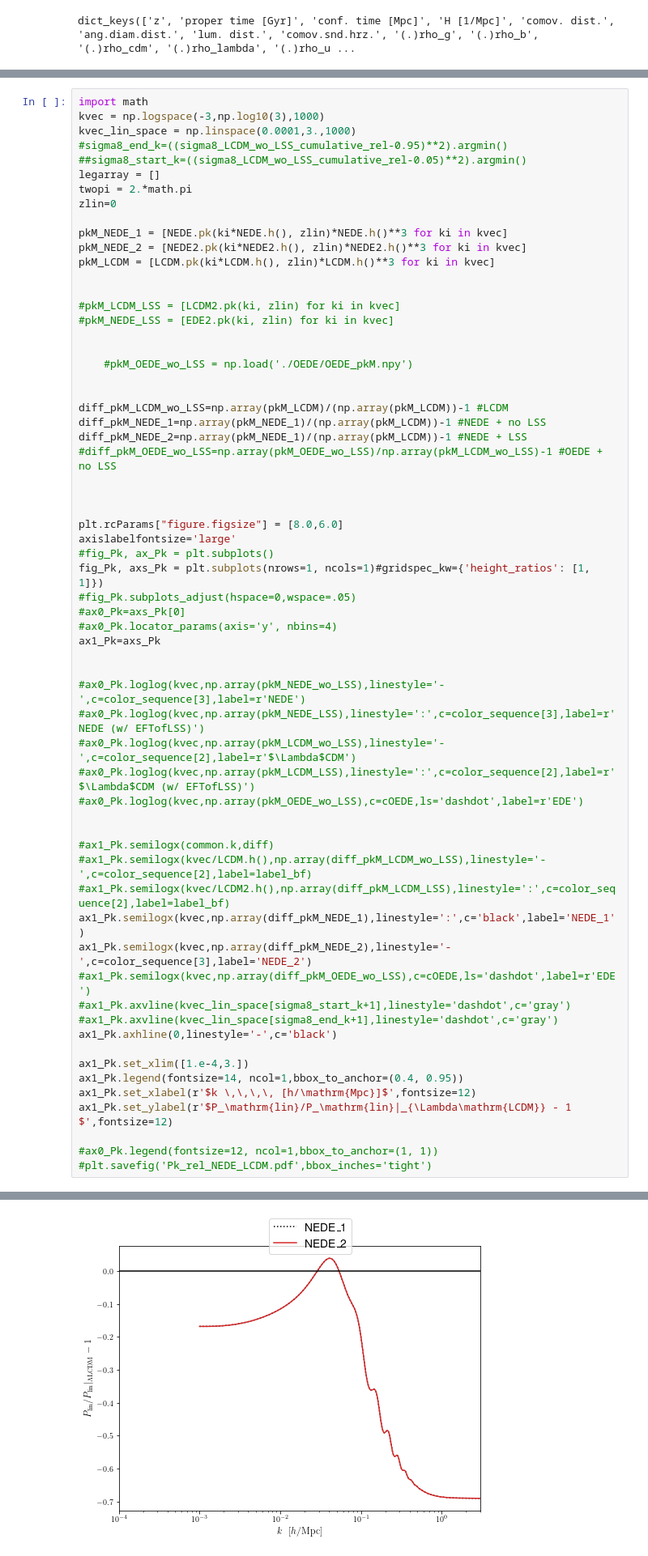
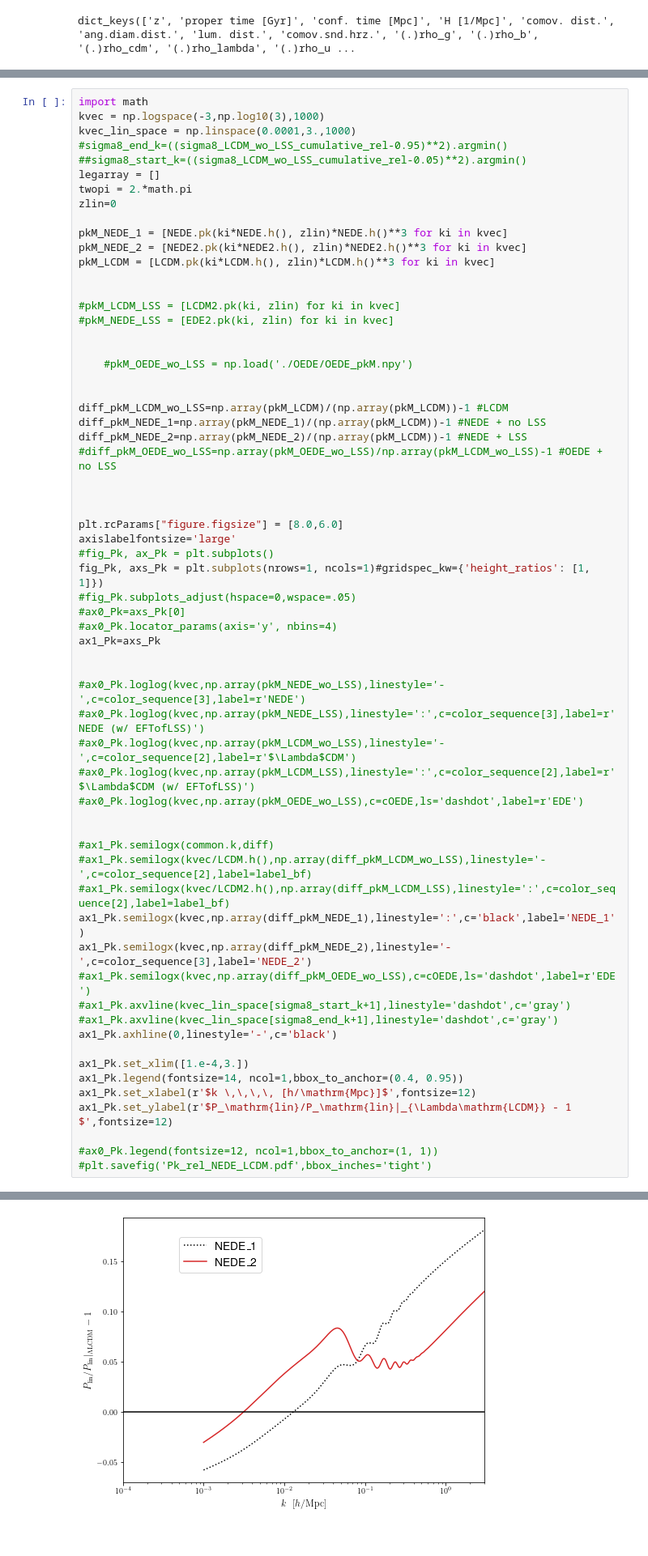
Before and after one commit to NEDE-Cosmo/TriggerCLASS, a Jupyter notebook: notebooks/NEDE.ipynb, the cells around one changed output, grey strips where cells are left out. Shown at 81% size. Drawn from its saved outputs; the diff is of its cells as text.

```diff
--- a/notebooks/NEDE.ipynb
+++ b/notebooks/NEDE.ipynb
@@ -541,7 +535,7 @@ pkM_LCDM = [LCDM.pk(ki*LCDM.h(), zlin)*LCDM.h()**3 for ki in kvec]
 
 diff_pkM_LCDM_wo_LSS=np.array(pkM_LCDM)/(np.array(pkM_LCDM))-1 #LCDM
 diff_pkM_NEDE_1=np.array(pkM_NEDE_1)/(np.array(pkM_LCDM))-1 #NEDE + no LSS
-diff_pkM_NEDE_2=np.array(pkM_NEDE_1)/(np.array(pkM_LCDM))-1 #NEDE + LSS
+diff_pkM_NEDE_2=np.array(pkM_NEDE_2)/(np.array(pkM_LCDM))-1 #NEDE + LSS
 #diff_pkM_OEDE_wo_LSS=np.array(pkM_OEDE_wo_LSS)/np.array(pkM_LCDM_wo_LSS)-1 #OEDE + no LSS
 
 
@@ -555,34 +549,34 @@ fig_Pk, axs_Pk = plt.subplots(nrows=1, ncols=1)#gridspec_kw={'height_ratios': [1
 #ax0_Pk.locator_params(axis='y', nbins=4)
 ax1_Pk=axs_Pk
 
 
 #ax0_Pk.loglog(kvec,np.array(pkM_NEDE_wo_LSS),linestyle='-',c=color_sequence[3],label=r'NEDE')
 #ax0_Pk.loglog(kvec,np.array(pkM_NEDE_LSS),linestyle=':',c=color_sequence[3],label=r'NEDE (w/ EFTofLSS)')
 #ax0_Pk.loglog(kvec,np.array(pkM_LCDM_wo_LSS),linestyle='-',c=color_sequence[2],label=r'$\Lambda$CDM')
 #ax0_Pk.loglog(kvec,np.array(pkM_LCDM_LSS),linestyle=':',c=color_sequence[2],label=r'$\Lambda$CDM (w/ EFTofLSS)')
 #ax0_Pk.loglog(kvec,np.array(pkM_OEDE_wo_LSS),c=cOEDE,ls='dashdot',label=r'EDE')
 
 
 #ax1_Pk.semilogx(common.k,diff)
 #ax1_Pk.semilogx(kvec/LCDM.h(),np.array(diff_pkM_LCDM_wo_LSS),linestyle='-',c=color_sequence[2],label=label_bf)
 #ax1_Pk.semilogx(kvec/LCDM2.h(),np.array(diff_pkM_LCDM_LSS),linestyle=':',c=color_sequence[2],label=label_bf)
 ax1_Pk.semilogx(kvec,np.array(diff_pkM_NEDE_1),linestyle=':',c='black',label='NEDE_1')
 ax1_Pk.semilogx(kvec,np.array(diff_pkM_NEDE_2),linestyle='-',c=color_sequence[3],label='NEDE_2')
 #ax1_Pk.semilogx(kvec,np.array(diff_pkM_OEDE_wo_LSS),c=cOEDE,ls='dashdot',label=r'EDE')
 #ax1_Pk.axvline(kvec_lin_space[sigma8_start_k+1],linestyle='dashdot',c='gray')
 #ax1_Pk.axvline(kvec_lin_space[sigma8_end_k+1],linestyle='dashdot',c='gray')
 ax1_Pk.axhline(0,linestyle='-',c='black')
 
 ax1_Pk.set_xlim([1.e-4,3.])
 ax1_Pk.legend(fontsize=14, ncol=1,bbox_to_anchor=(0.4, 0.95))
 ax1_Pk.set_xlabel(r'$k \,\,\,\, [h/\mathrm{Mpc}]$',fontsize=12)
 ax1_Pk.set_ylabel(r'$P_\mathrm{lin}/P_\mathrm{lin}|_{\Lambda\mathrm{LCDM}} - 1 $',fontsize=12)
 
 #ax0_Pk.legend(fontsize=12, ncol=1,bbox_to_anchor=(1, 1))
 #plt.savefig('Pk_rel_NEDE_LCDM.pdf',bbox_inches='tight')
 # %% [output]
 Text(0, 0.5, '$P_\\mathrm{lin}/P_\\mathrm{lin}|_{\\Lambda\\mathrm{LCDM}} - 1 $')
-[figure, old version]
+[figure, new version]
 # %%
 from scipy.integrate import quad
 # %%
```
Also changed, not shown: parts of 6 cells of this notebook, 3 other files.
